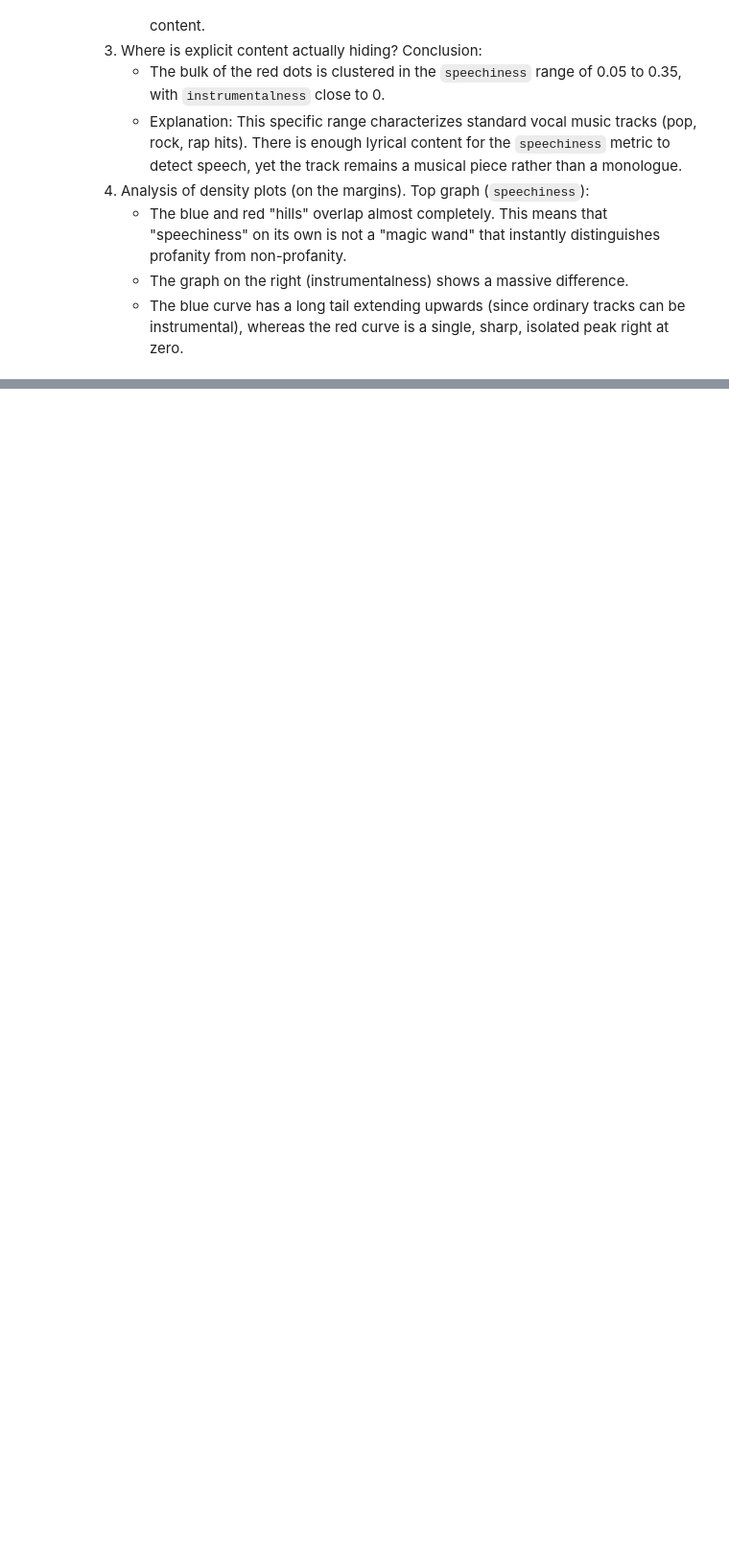
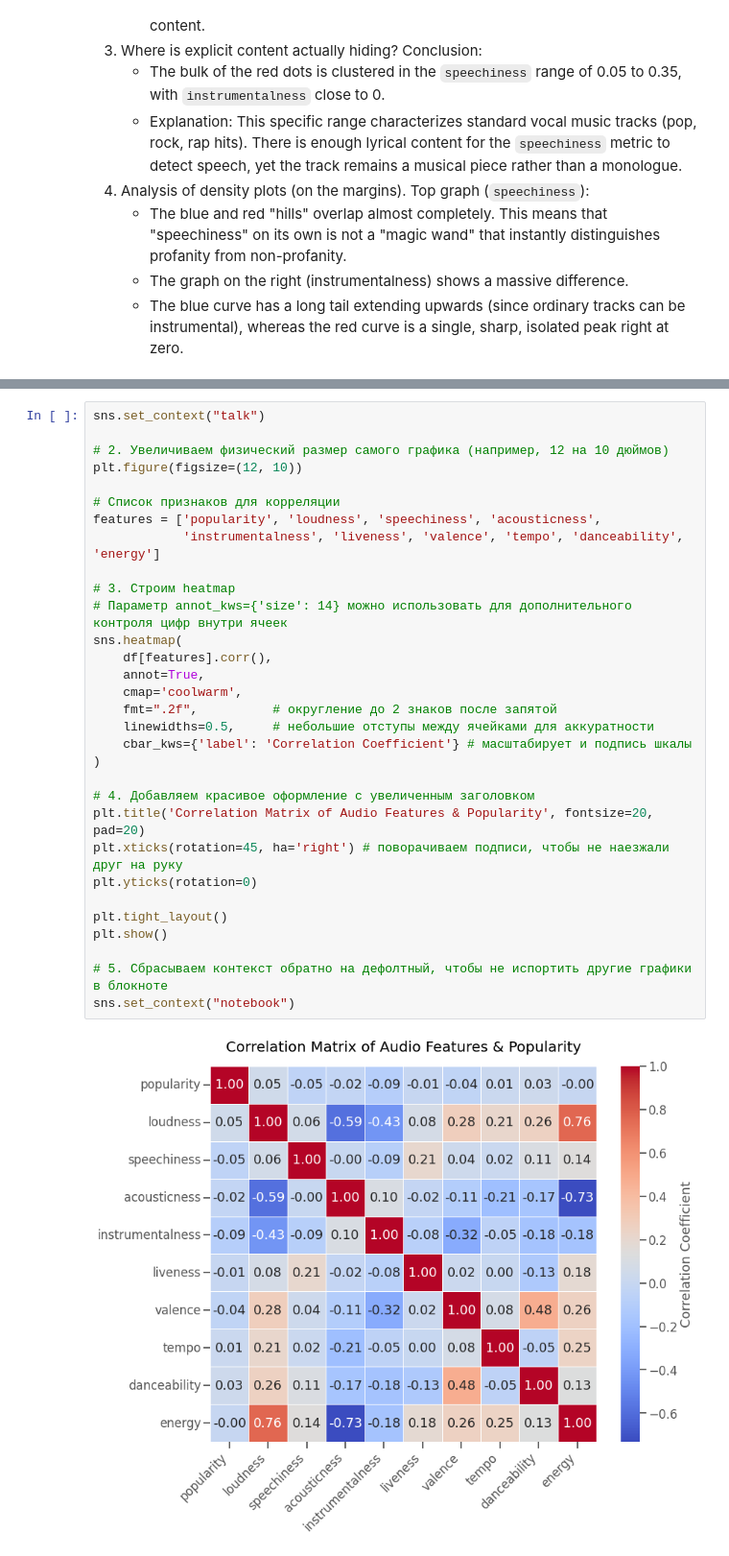
Before and after one commit to f55desu/spotify-recomendation, a Jupyter notebook: Exploratory Data Analysis.ipynb, the cells around one changed output, grey strips where cells are left out. Shown at 96% size. Saved outputs shown, nothing was run; the diff lists cells and outputs as text; blank space fills up the shorter version.

```diff
--- a/Exploratory Data Analysis.ipynb
+++ b/Exploratory Data Analysis.ipynb
@@ -397,0 +521,33 @@ plt.show()
+# %%
+sns.set_context("talk")
+
+# 2. Увеличиваем физический размер самого графика (например, 12 на 10 дюймов)
+plt.figure(figsize=(12, 10))
+
+# Список признаков для корреляции
+features = ['popularity', 'loudness', 'speechiness', 'acousticness',
+            'instrumentalness', 'liveness', 'valence', 'tempo', 'danceability', 'energy']
+
+# 3. Строим heatmap
+# Параметр annot_kws={'size': 14} можно использовать для дополнительного контроля цифр внутри ячеек
+sns.heatmap(
+    df[features].corr(),
+    annot=True,
+    cmap='coolwarm',
+    fmt=".2f",          # округление до 2 знаков после запятой
+    linewidths=0.5,     # небольшие отступы между ячейками для аккуратности
+    cbar_kws={'label': 'Correlation Coefficient'} # масштабирует и подпись шкалы
+)
+
+# 4. Добавляем красивое оформление с увеличенным заголовком
+plt.title('Correlation Matrix of Audio Features & Popularity', fontsize=20, pad=20)
+plt.xticks(rotation=45, ha='right') # поворачиваем подписи, чтобы не наезжали друг на руку
+plt.yticks(rotation=0)
+
+plt.tight_layout()
+plt.show()
+
+# 5. Сбрасываем контекст обратно на дефолтный, чтобы не испортить другие графики в блокноте
+sns.set_context("notebook")
+# %% [output]
+[figure, added]
```
Also changed, not shown: parts of 26 cells of this notebook.
